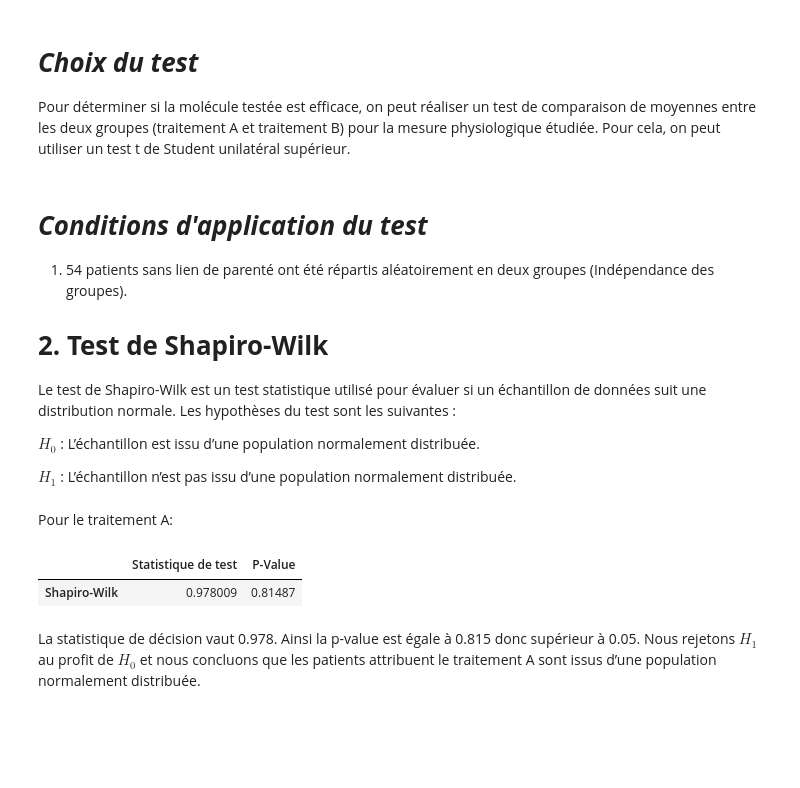
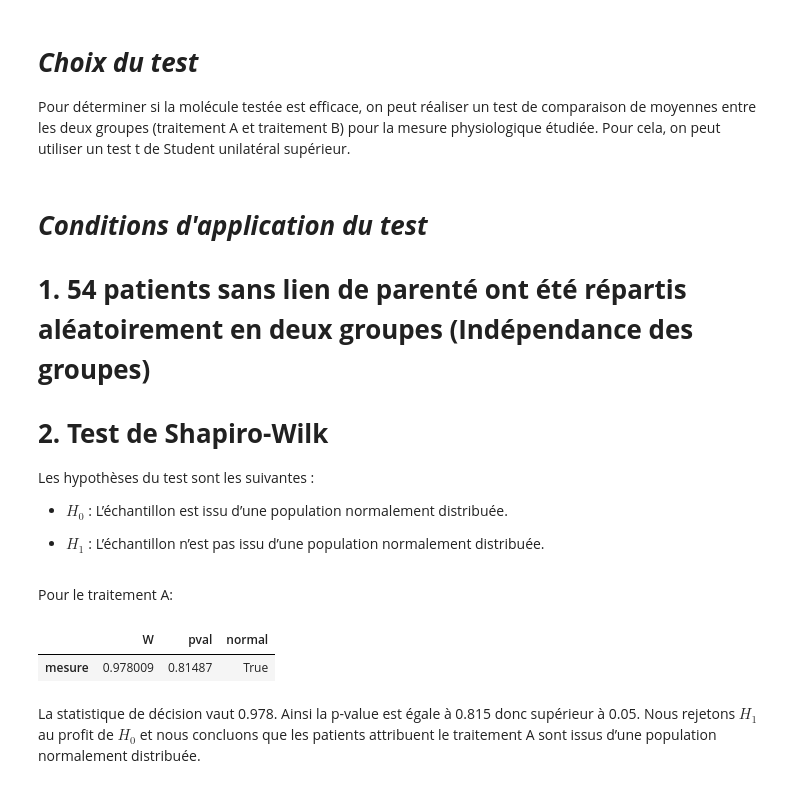
Before and after one commit to bigirimanainnocent12/Test-T-de-student-pour-deux-chantillons-ind-pendants, a Jupyter notebook: Test_T_de_Student_Pour_Deux_échantillons_Indépendants.ipynb, the cells around one changed output. Drawn from its saved outputs; the diff is of its cells as text; code cells hidden in the pictures; blank space fills up the shorter version.

```diff
--- a/Test_T_de_Student_Pour_Deux_échantillons_Indépendants.ipynb
+++ b/Test_T_de_Student_Pour_Deux_échantillons_Indépendants.ipynb
@@ -480,27 +465,23 @@ Pour déterminer si la molécule testée est efficace, on peut réaliser un test
 # %% [markdown]
 # ***Conditions d'application du test***
 
-1.	54 patients sans lien de parenté ont été répartis aléatoirement en deux groupes (Indépendance des groupes).
+# **1. 54 patients sans lien de parenté ont été répartis aléatoirement en deux groupes (Indépendance des groupes)**
 
 # **2. Test de Shapiro-Wilk**
 
-Le test de Shapiro-Wilk est un test statistique utilisé pour évaluer si un échantillon de données suit une distribution normale. Les hypothèses du test sont les suivantes :
+Les hypothèses du test sont les suivantes :
 
-$H_0$ : L’échantillon est issu d’une population normalement distribuée.
+  - $H_0$ : L’échantillon est issu d’une population normalement distribuée.
 
-$H_1$ : L’échantillon n’est pas issu d’une population normalement distribuée.
+  - $H_1$ : L’échantillon n’est pas issu d’une population normalement distribuée.
 # %% [markdown]
 Pour le traitement A:
-# %%
-from scipy import stats
-stattrait,ptrait=stats.shapiro(df[df['traitement']=='A']['mesure'])
-
-dictetrait={'Statistique de test':stattrait,'P-Value':ptrait}
-testtrait=pd.DataFrame(dictetrait,index=["Shapiro-Wilk"])
-testtrait
-# %% [output]
-|  | Statistique de test | P-Value |
-| Shapiro-Wilk | 0.978009 | 0.81487 |
+# %%
+import pingouin as pg
+pg.normality(df[df['traitement']=='A']['mesure'])
+# %% [output]
+|  | W | pval | normal |
+| mesure | 0.978009 | 0.81487 | True |
 # %% [markdown]
 La statistique de décision vaut 0.978. Ainsi la p-value est égale à 0.815 donc supérieur à 0.05. Nous rejetons $H_1$ au profit de $H_0$ et nous concluons que les patients attribuent le traitement A sont issus d’une population normalement distribuée.
 # %% [markdown]
```
Also changed, not shown: parts of 26 cells of this notebook.
